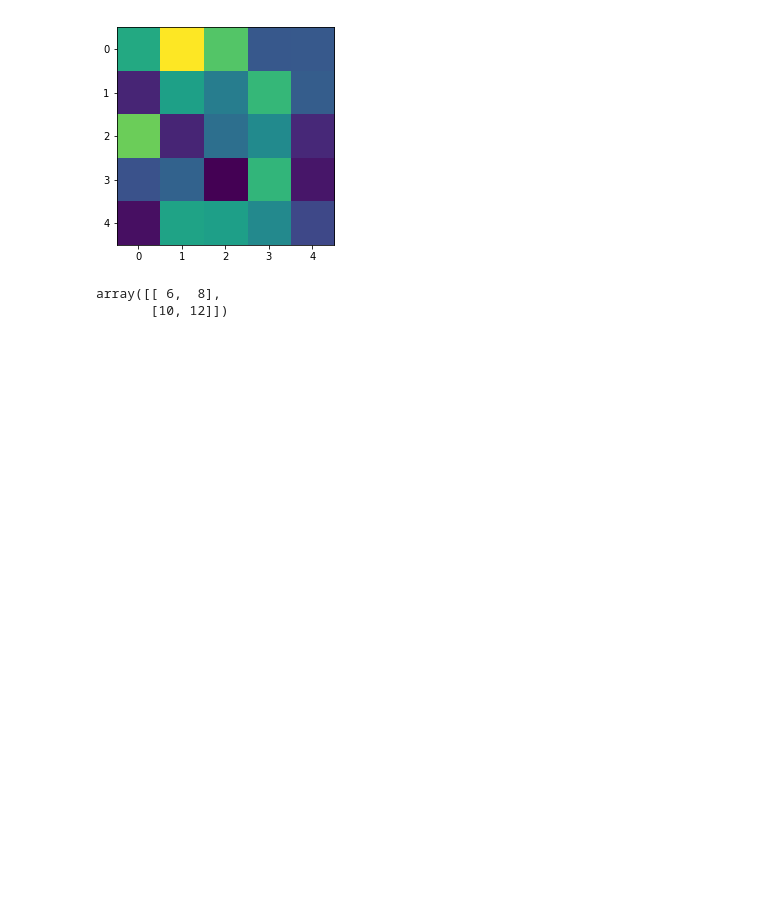
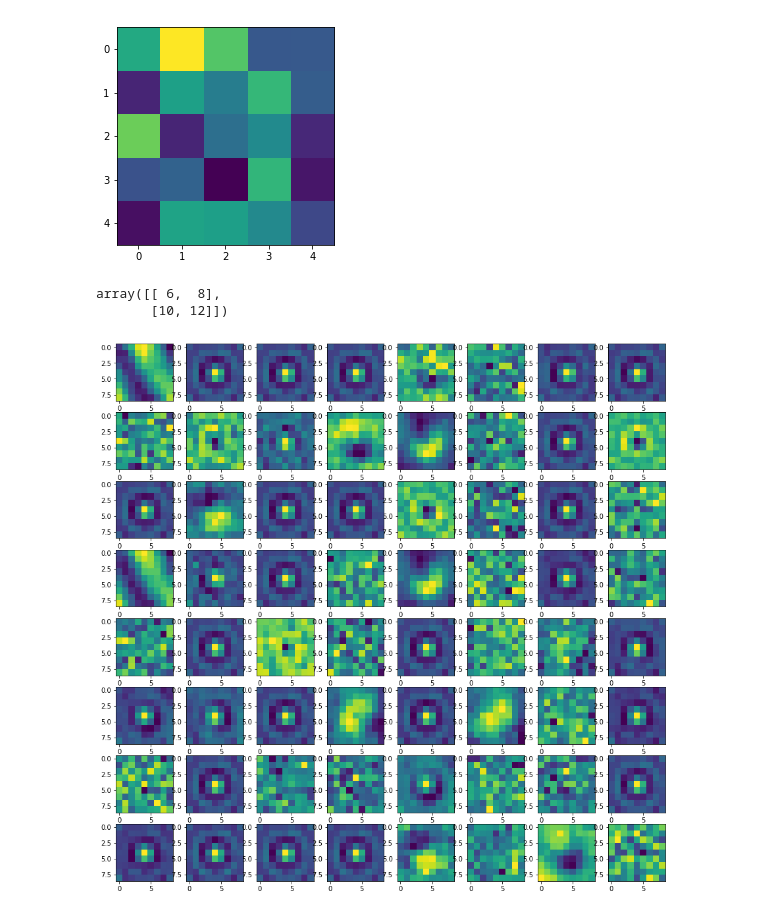
Before and after one commit to lievcin/srcnn, a Jupyter notebook: Understanding deep learning by convolutional neural network.ipynb, the cells around one changed output. Drawn from its saved outputs; the diff is of its cells as text; code cells hidden in the pictures; blank space fills up the shorter version.

```diff
--- a/Understanding deep learning by convolutional neural network.ipynb
+++ b/Understanding deep learning by convolutional neural network.ipynb
@@ -108,3 +108,14 @@ sess = tf.Session()
 sess.run(init)
 a = conv
 sess.close()
+# %%
+plt.figure(figsize=(15,15))
+for i in range(w1.shape[3]):
+    filt =w1[:,:,:,i]
+    filt = np.reshape(filt, (9,9))
+    plt.subplot(8,8,i+1)
+    plt.imshow(filt)
+#     print("Filt #:" + str(i))
+plt.show()
+# %% [output]
+[figure, added]
```
Also changed, not shown: parts of 1 cell of this notebook, 2 other files.
